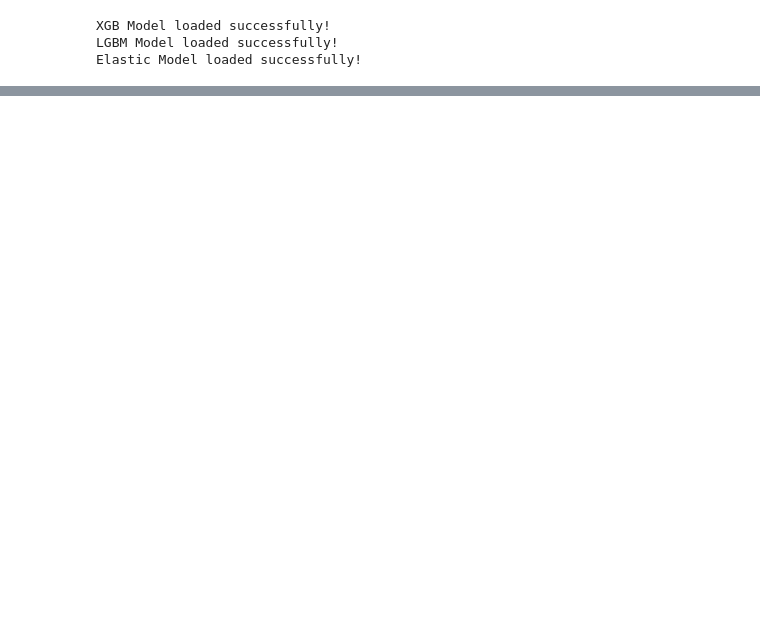
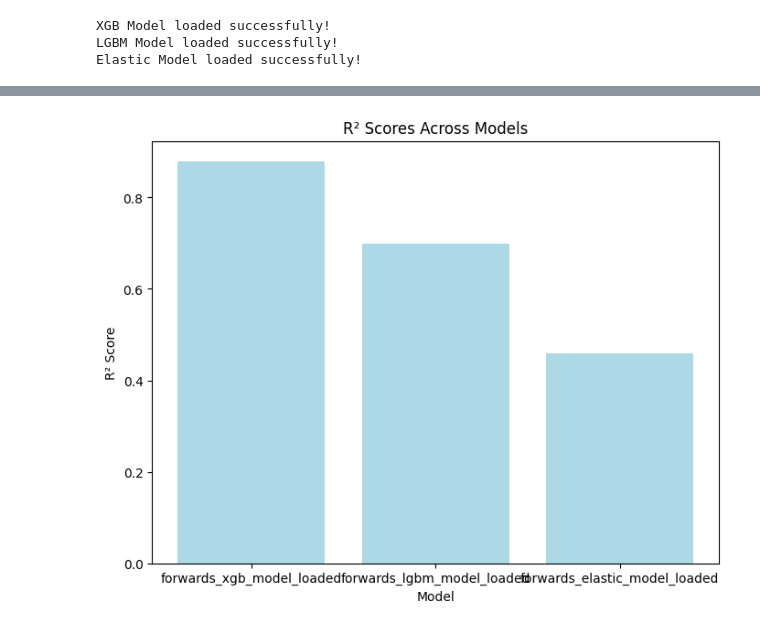
Before and after one commit to dfquinn23/Project_2, a Jupyter notebook: sorare/04_forwards.ipynb, the cells around one changed output, grey strips where cells are left out. Saved outputs shown, nothing was run; the diff lists cells and outputs as text; code cells hidden in the pictures; blank space fills up the shorter version.

```diff
--- a/sorare/04_forwards.ipynb
+++ b/sorare/04_forwards.ipynb
@@ -321,0 +335,17 @@ saved_forwards_df.to_csv('sorare_data/predictions/sorare_forwards_predictions.cs
+# %%
+models = ['forwards_xgb_model_loaded', 'forwards_lgbm_model_loaded', 'forwards_elastic_model_loaded']
+
+xgb_r2 = r2_score(y_true, xgb_predictions)
+lgbm_r2 = r2_score(y_true, lgbm_predictions)
+en_r2 = r2_score(y_true, elastic_predictions)
+
+r2_scores = [xgb_r2, lgbm_r2, en_r2]
+# %%
+plt.figure(figsize=(8, 6))
+plt.bar(models, r2_scores, color='lightblue')
+plt.title("R² Scores Across Models")
+plt.xlabel("Model")
+plt.ylabel("R² Score")
+plt.show()
+# %% [output]
+[figure, added]
```
Also changed, not shown: parts of 17 cells of this notebook, 29 other files.
